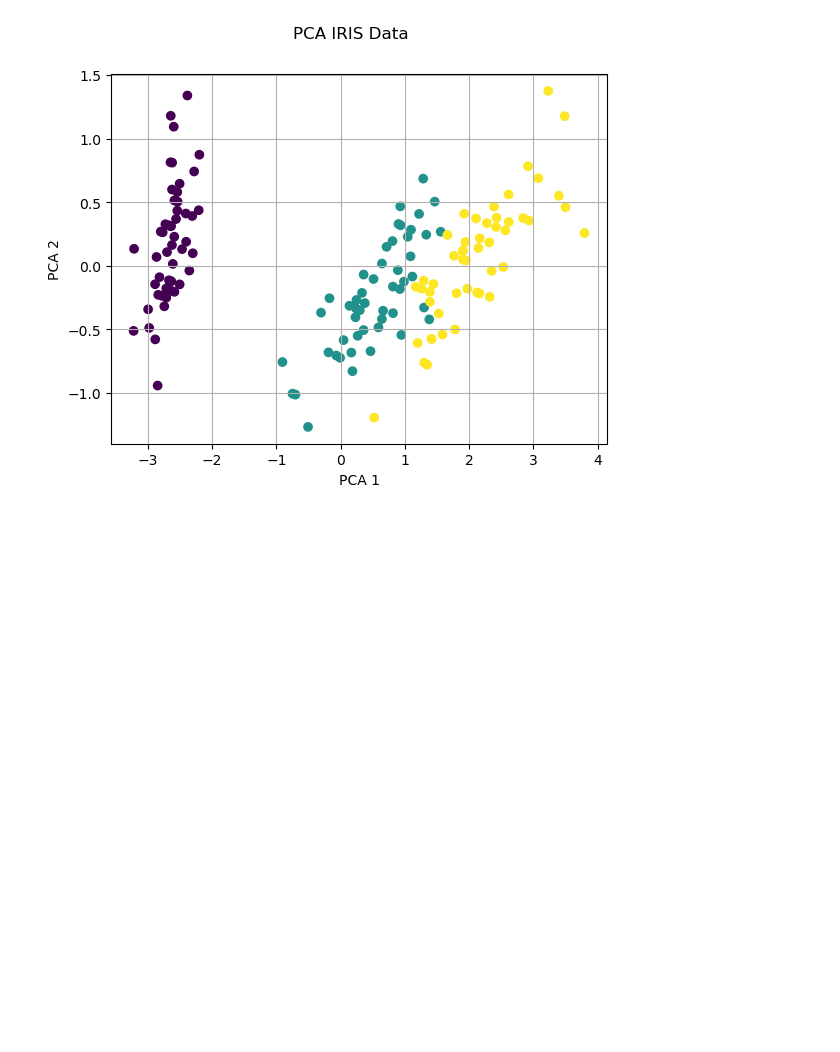
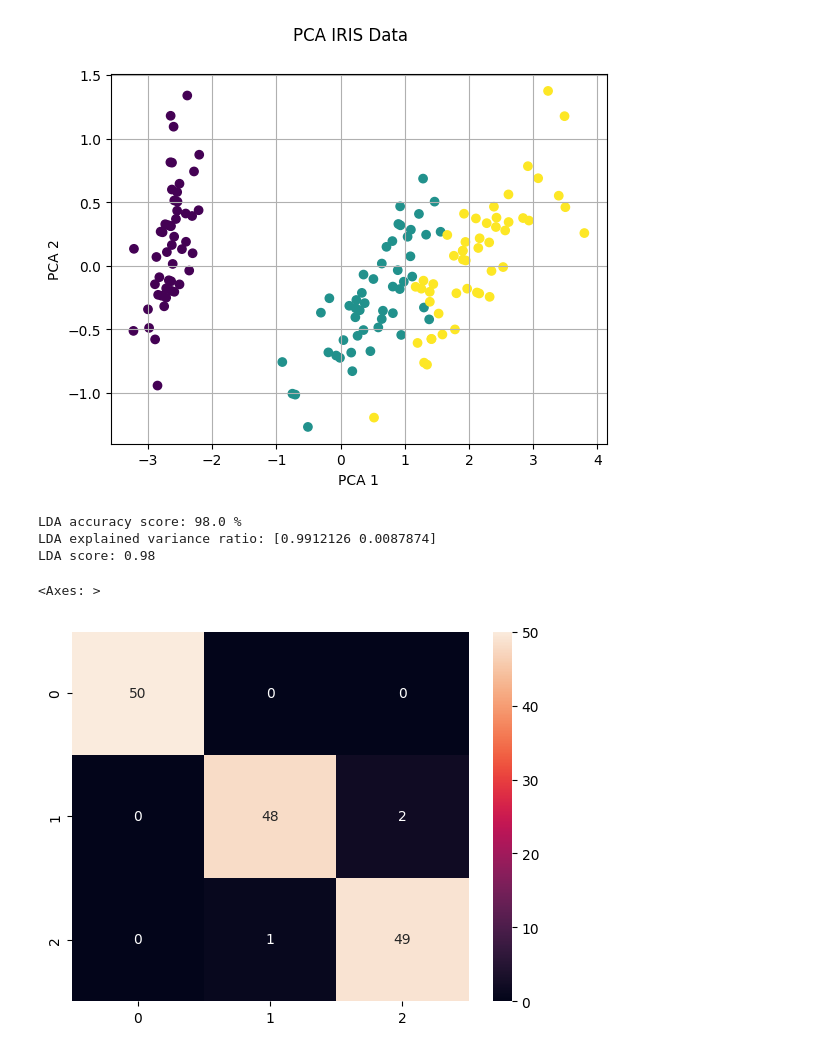
Before and after one commit to rmsValue9232/ITS-on-DS-ML-DL, a Jupyter notebook: 13.ipynb, the cells around one changed output. Drawn from its saved outputs; the diff is of its cells as text; code cells hidden in the pictures; blank space fills up the shorter version.

Commit message:
added performance metrics

```diff
--- a/13.ipynb
+++ b/13.ipynb
@@ -81,3 +95,16 @@ plt.axis('tight')
 plt.show()
 # %% [output]
 [figure]
+# %%
+from sklearn.metrics import confusion_matrix
+Y_pred_l = lda.predict(X)
+cmat = confusion_matrix(Y, Y_pred_l)
+print("LDA explained variance ratio:", lda.explained_variance_ratio_)
+print("LDA mean accuracy score:", lda.score(X,Y))
+sns.heatmap(cmat, annot=True)
+# %% [output]
+LDA accuracy score: 98.0 %
+LDA explained variance ratio: [0.9912126 0.0087874]
+LDA score: 0.98
+<Axes: >
+[figure, added]
```
Also changed, not shown: parts of 2 cells of this notebook, 7 other files.
